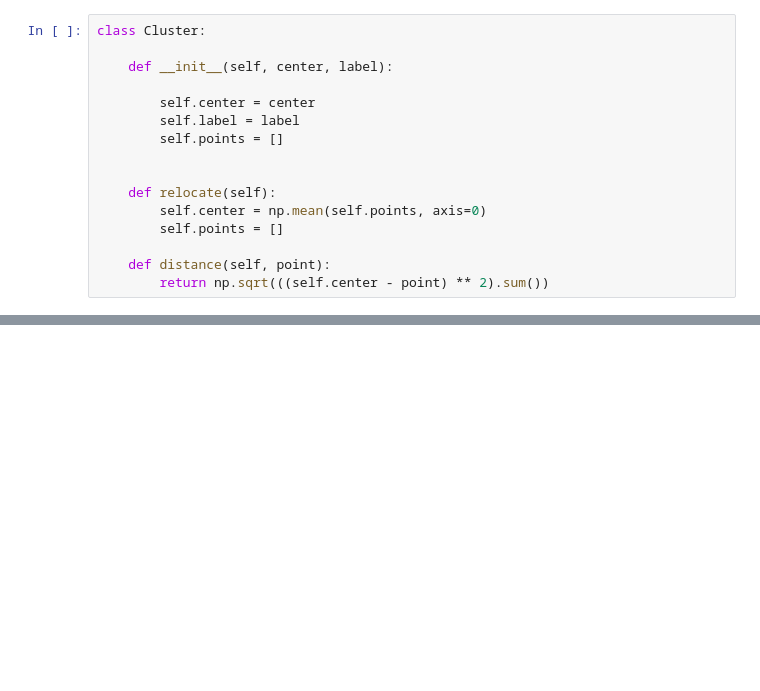
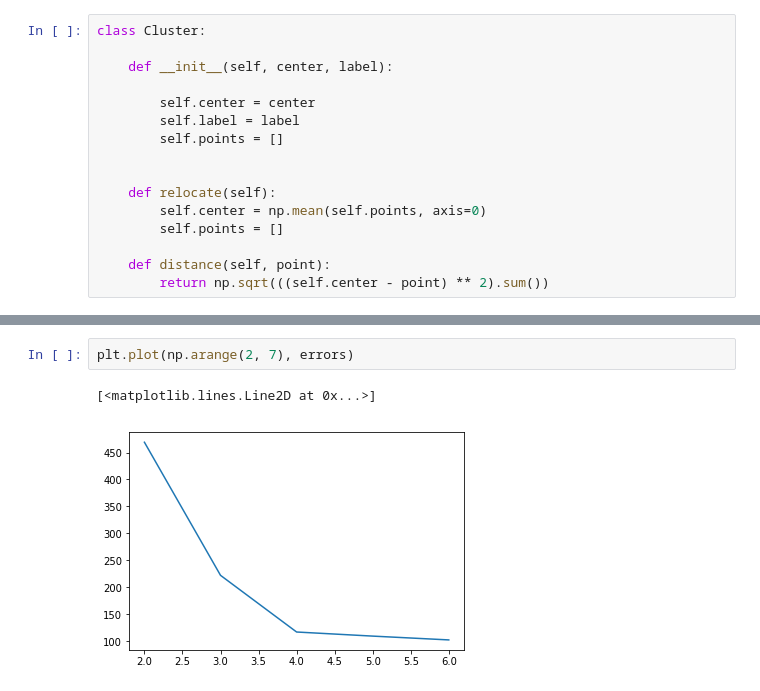
Before and after one commit to coding-blocks-archives/Data-Noida-2019-Dec, a Jupyter notebook: lecture_09/kmean-Copy1.ipynb, the cells around one changed output, grey strips where cells are left out. Saved outputs shown, nothing was run; the diff lists cells and outputs as text; blank space fills up the shorter version.

```diff
--- a/lecture_09/kmean-Copy1.ipynb
+++ b/lecture_09/kmean-Copy1.ipynb
@@ -107,3 +120,8 @@ model.fit(X)
+# %%
+plt.plot(np.arange(2, 7), errors)
+# %% [output]
+[<matplotlib.lines.Line2D at 0x...>]
+[figure, added]
 # %%
 plt.scatter(X[:, 0], X[:, 1], c=model.labels_)
 # %% [output]
```
Also changed, not shown: parts of 10 cells of this notebook.
